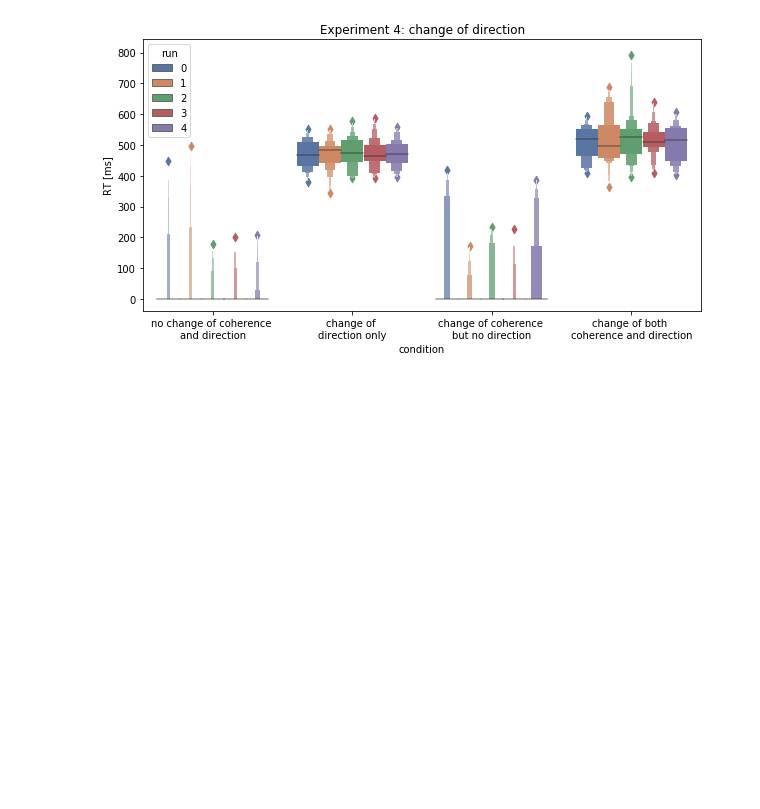
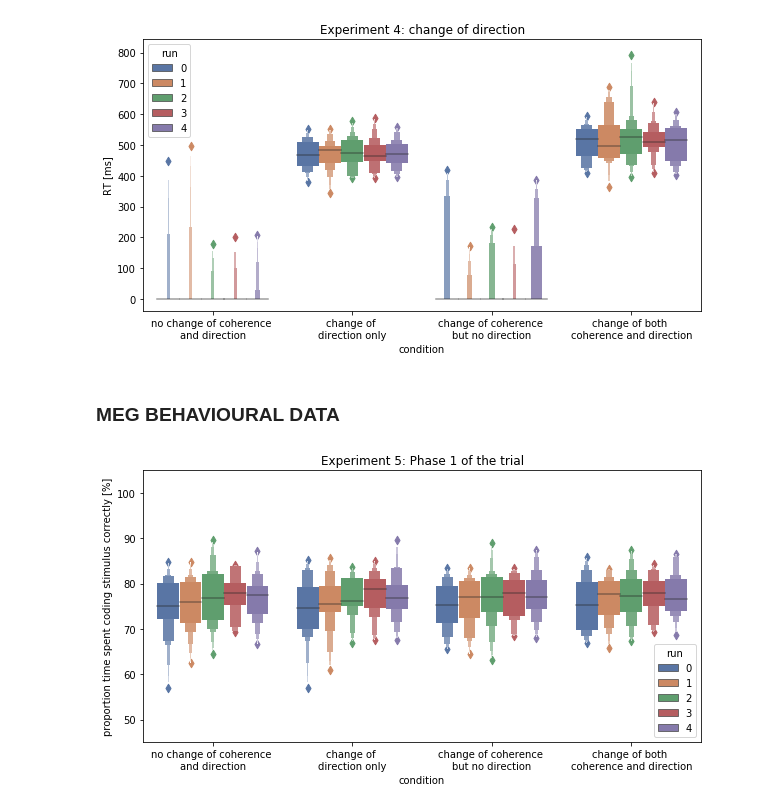
Before and after one commit to maciekszul/stirring_beh_analysis, a Jupyter notebook: visualisations.ipynb, the cells around one changed output. Cells and saved outputs as stored; diff of their text form; code cells hidden in the pictures; blank space fills up the shorter version.

```diff
--- a/visualisations.ipynb
+++ b/visualisations.ipynb
@@ -337,3 +337,43 @@ plt.savefig(op.join(path_figs, "exp4_ch_RT.png"), bbox_inches="tight")
 plt.savefig(op.join(path_figs, "exp4_ch_RT.svg"), bbox_inches="tight")
 # %% [output]
 [figure]
+# %% [markdown]
+### MEG BEHAVIOURAL DATA
+# %%
+path_data = "/home/maciek/Dropbox/beh_MEG_data/"
+csv_path = op.join(path_data, "**", "*.csv")
+all_csvs = [i for i in glob.iglob(csv_path, recursive=True)]
+all_csvs = items_cont_str(all_csvs, "_results_data.csv", sort=True)
+results = [pd.read_csv(i) for i in all_csvs]
+results = pd.concat(results)
+results["RT_engage"] = None
+results.RT_engage = results.engage_ix.apply(lambda x: time[x] * 1000)
+results["RT_change"] = None
+results.RT_change = results.change_ix.apply(lambda x: time[x])
+results.RT_change = (results.RT_change - time[blink_ix[1]]) * 1000
+results.time_phase1 = results.time_phase1.apply(lambda x: x * 100)
+results.time_phase2 = results.time_phase2.apply(lambda x: x * 100)
+# %%
+results.run = results.run.replace(5, 4)
+# %%
+data_main = results.loc[(results.exp_type == f_types[4])]
+data_main.to_csv(op.join(path_data, "data_main_MEG.csv"), index_label=False, index=False)
+data_change = data_main.loc[(data_main.binned_cond == 1) | (data_main.binned_cond == 3)]
+data_change.to_csv(op.join(path_data, "data_change_main_MEG.csv"), index_label=False, index=False)
+data_no_change = data_main.loc[(data_main.binned_cond == 0) | (data_main.binned_cond == 2)]
+data_no_change.to_csv(op.join(path_data, "data_no_change_main_MEG.csv"), index_label=False, index=False)
+del data_change, data_no_change
+# %%
+data_gb = data_main.groupby(["subject", "binned_cond", "clockwise", "run"])["time_phase1"].median()
+data_gb = data_gb.reset_index()
+f, ax = plt.subplots(figsize=(10,5))
+sns.boxenplot(data=data_gb, y="time_phase1", hue="run", x="binned_cond", palette="deep")
+plt.ylim((45,105))
+plt.title("Experiment 5: Phase 1 of the trial")
+plt.ylabel("proportion time spent coding stimulus correctly [%]")
+plt.xlabel("condition")
+plt.xticks([0,1,2,3], labels)
+plt.savefig(op.join(path_figs, "exp5_ph1.png"), bbox_inches="tight")
+plt.savefig(op.join(path_figs, "exp5_ph1.svg"), bbox_inches="tight")
+# %% [output]
+[figure, added]
```
Also changed, not shown: parts of 4 cells of this notebook, 1 other file.
